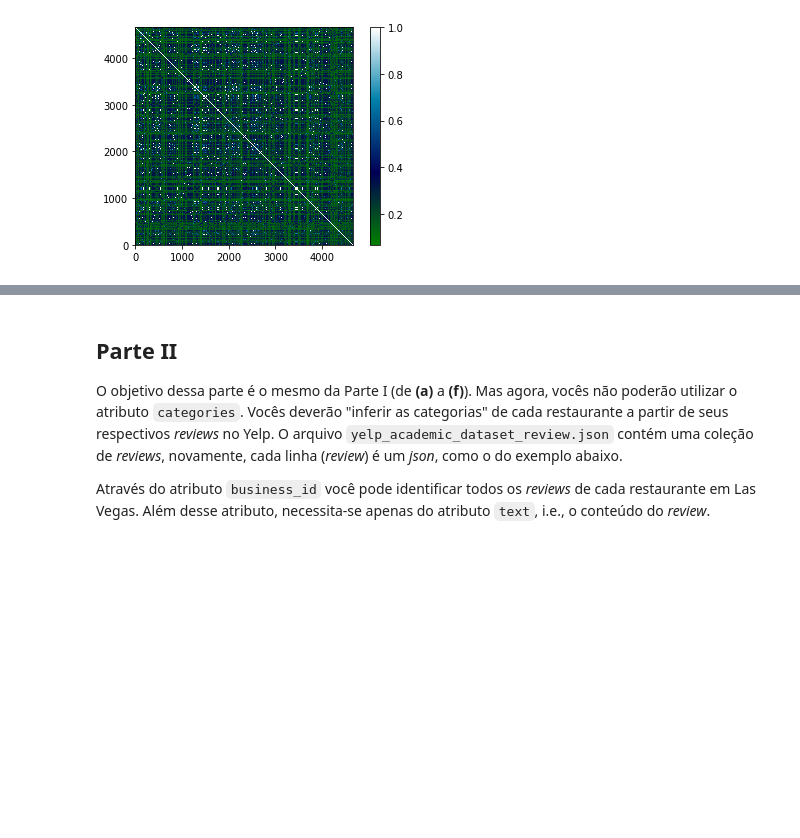
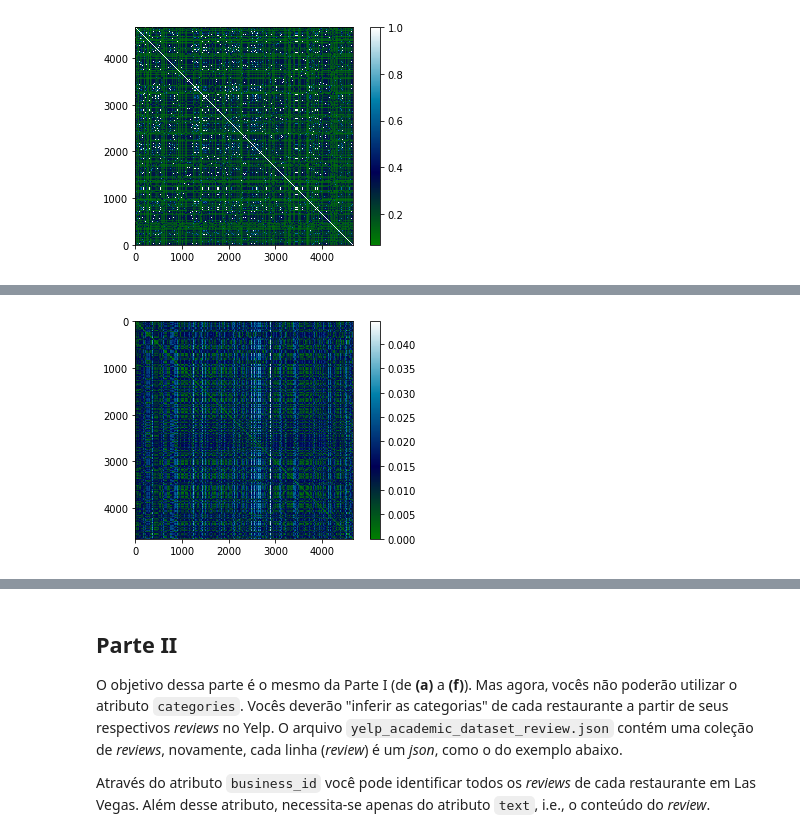
Before and after one commit to Necropsy/Data-Mining-Yelp-Challenge, a Jupyter notebook: t1.ipynb, the cells around one changed output, grey strips where cells are left out. Saved outputs shown, nothing was run; the diff lists cells and outputs as text; code cells hidden in the pictures; blank space fills up the shorter version.

```diff
--- a/t1.ipynb
+++ b/t1.ipynb
@@ -116,0 +111,18 @@ Name: attributes, dtype: object
+# %%
+#Calculando a Matriz de Similaridade - Euclidiana
+#Criando lista com a latitude e longitude de cada Restaurant
+lat_long = []
+for x, y in zip(newBase['longitude'], newBase['latitude']):
+    lat_long.append([x, y])
+#Criando matriz com as distancias euclidiana
+dt_euclideana = []
+dt_euclideana = euclidean(lat_long, lat_long)
+#Normalizando a matriz
+dt_euclideana_n = []
+dt_euclideana_n = nm(dt_euclideana, norm='l2', axis=1)
+
+plt.imshow(dt_euclideana_n, interpolation='nearest', cmap=plt.cm.ocean)
+plt.colorbar()
+plt.show()
+# %% [output]
+[figure, added]
```
Also changed, not shown: parts of 5 cells of this notebook, 2 other files.
